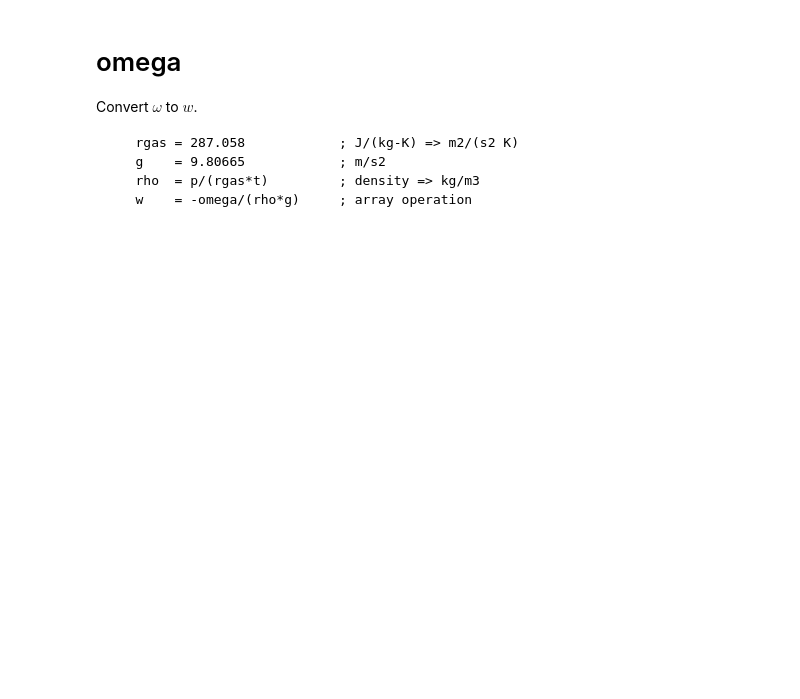
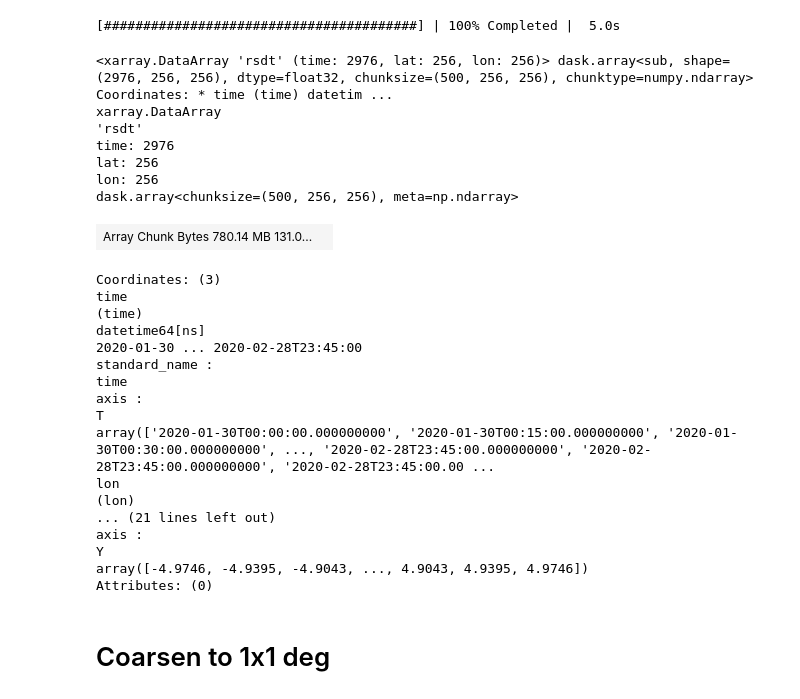
Before and after one commit to smturbev/dyamond2, a Jupyter notebook: python_scripts/joint_hist.ipynb, the cells around one changed output. Drawn from its saved outputs; the diff is of its cells as text; code cells hidden in the pictures; blank space fills up the shorter version.

```diff
--- a/python_scripts/joint_hist.ipynb
+++ b/python_scripts/joint_hist.ipynb
@@ -11,7 +13,0 @@ from utility import analysis_parameters as ap
-# %%
-lat0, lat1 = -5, 5
-lon0, lon1 = 143, 153
-h = "h2" # h3 = omega850,700,500,200; h2 = lw sw fluxes
-
-ds = ap.load_dates(h, (lat0,lat1), (lon0,lon1))
-ds_swd = ap.load_dates("swd", (lat0,lat1), (lon0,lon1))
@@ -82,9 +13,0 @@ plt.show()
-# %% [markdown]
-# omega
-
-Convert $\omega$ to $w$.
-
-       rgas = 287.058            ; J/(kg-K) => m2/(s2 K)
-       g    = 9.80665            ; m/s2
-       rho  = p/(rgas*t)         ; density => kg/m3
-       w    = -omega/(rho*g)     ; array operation
@@ -96,0 +16,57 @@ rho = p/(rgas*t) # kg/m3
+# %%
+chunk_dict = {"time":500, "lat":400, "lon":1440} # "grid_size":500000}
+ds = xr.open_dataset(ap.get_twp_file("DATA", "rad"), chunks=chunk_dict)
+da_olr = ds.adj_atmos_lw_up_all_toa_1h
+da_swu = ds.adj_atmos_sw_up_all_toa_1h
+da_swd = ds.adj_atmos_sw_down_all_toa_1h
+ni_olr = xr.open_dataset(ap.get_twp_file("NICAM", "rlut"), chunks=chunk_dict).rlut
+ni_swu = xr.open_dataset(ap.get_twp_file("NICAM", "rsut"), chunks=chunk_dict).rsut
+ni_swd = xr.open_dataset(ap.get_twp_file("NICAM", "rsdt"), chunks=chunk_dict).rsdt
+um_olr = xr.open_dataset(ap.get_twp_file("UM", "rlut"), chunks=chunk_dict).rlut
+um_swu = xr.open_dataset(ap.get_twp_file("UM", "rsut"), chunks=chunk_dict).rsut
+um_swd = xr.open_dataset(ap.get_twp_file("UM", "rsdt"), chunks=chunk_dict).rsdt
+ge_olr = xr.open_dataset(ap.get_twp_file("GEOS", "rlut"), chunks=chunk_dict).rlut
+ge_swu = xr.open_dataset(ap.get_twp_file("GEOS", "rsut"), chunks=chunk_dict).rsut
+ge_swd = xr.open_dataset(ap.get_twp_file("GEOS", "rsdt"), chunks=chunk_dict).rsdt
+sa_olr = xr.open_dataset(ap.get_twp_file("SAM", "rlt"), chunks=chunk_dict).rlt
+sa_swn = xr.open_dataset(ap.get_twp_file("SAM", "rst"), chunks=chunk_dict).rstacc
+sa_swd = xr.open_dataset(ap.get_twp_file("NICAM", "rsdt"),
+                         chunks=chunk_dict).rsdt.sel(time=sa_swn.time,
+                                                     lat=sa_swn.lat,
+                                                     lon=sa_swn.lon,
+                                                     method="nearest")
+sa_swu = abs(sa_swd) - sa_swn.values
+# sc_olr = xr.open_dataset(ap.get_twp_file("SCREAM", "rlt"), chunks=chunk_dict).rlt
+# sc_swn = xr.open_dataset(ap.get_twp_file("SCREAM", "rst"), chunks=chunk_dict).rst
+# sc_swd = xr.open_dataset(ap.get_twp_file("SCREAM", "rsdt"), chunks=chunk_dict).rsdt
+
+sa_swu
+# %% [output]
+[########################################] | 100% Completed |  5.0s
+<xarray.DataArray 'rsdt' (time: 2976, lat: 256, lon: 256)> dask.array<sub, shape=(2976, 256, 256), dtype=float32, chunksize=(500, 256, 256), chunktype=numpy.ndarray> Coordinates: * time (time) datetim ...
+xarray.DataArray
+'rsdt'
+time: 2976
+lat: 256
+lon: 256
+dask.array<chunksize=(500, 256, 256), meta=np.ndarray>
+| Array Chunk Bytes 780.14 MB 131.0... |  |
+Coordinates: (3)
+time
+(time)
+datetime64[ns]
+2020-01-30 ... 2020-02-28T23:45:00
+standard_name :
+time
+axis :
+T
+array(['2020-01-30T00:00:00.000000000', '2020-01-30T00:15:00.000000000', '2020-01-30T00:30:00.000000000', ..., '2020-02-28T23:45:00.000000000', '2020-02-28T23:45:00.000000000', '2020-02-28T23:45:00.00 ...
+lon
+(lon)
+... (21 lines left out)
+axis :
+Y
+array([-4.9746, -4.9395, -4.9043, ..., 4.9043, 4.9395, 4.9746])
+Attributes: (0)
+# %% [markdown]
+# Coarsen to 1x1 deg
```
Also changed, not shown: parts of 16 cells of this notebook, 16 other files.
